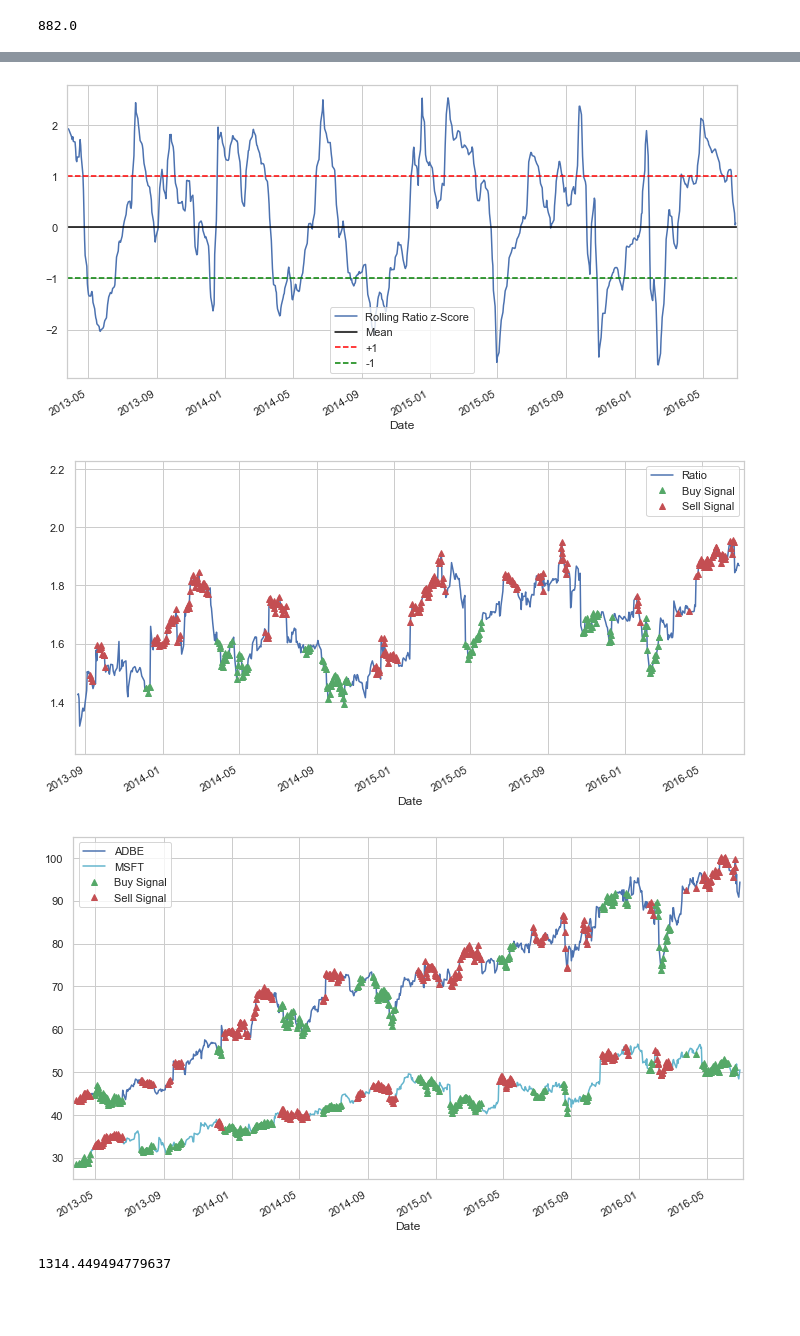
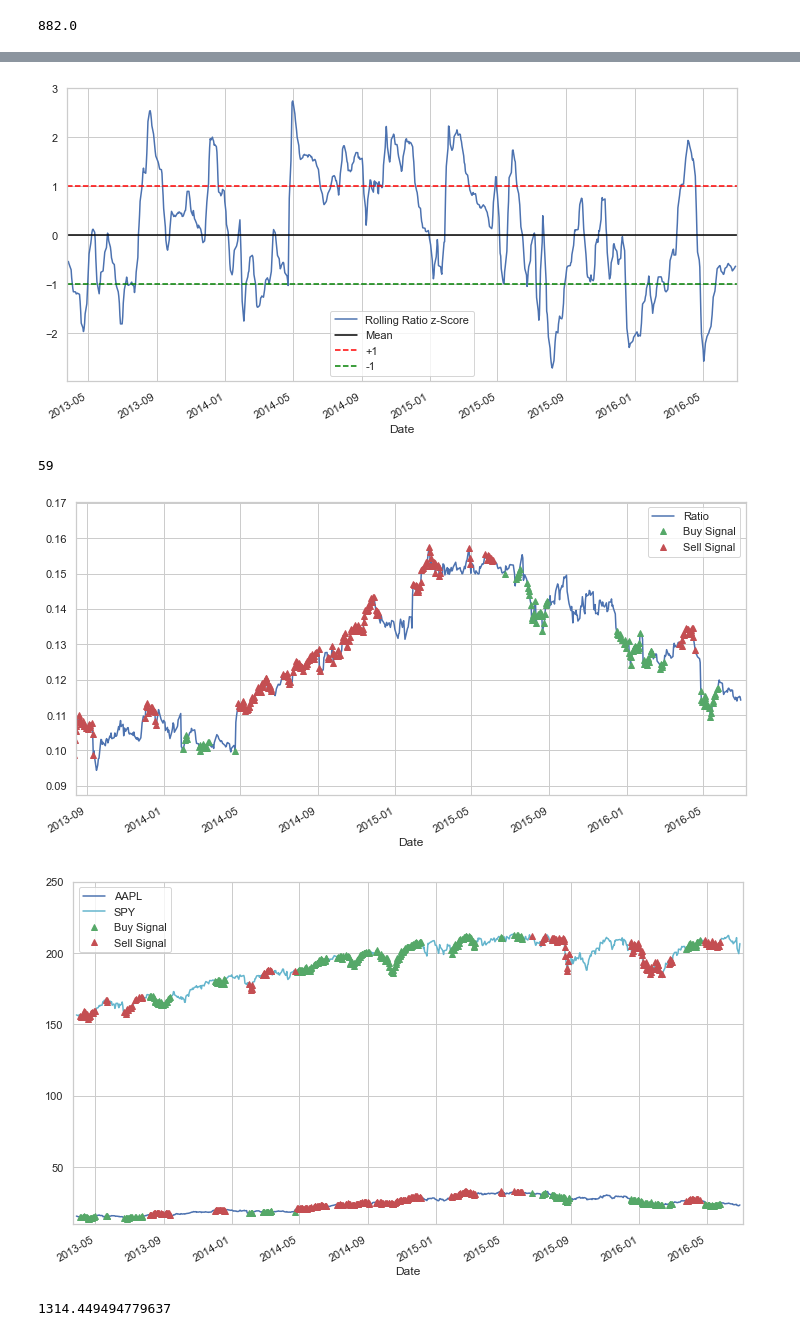
Before and after one commit to HarshitJaiswal1113/Pairs_Trading, a Jupyter notebook: Pairs_Trading.ipynb, the cells around one changed output, grey strips where cells are left out. Drawn from its saved outputs; the diff is of its cells as text; code cells hidden in the pictures; blank space fills up the shorter version.

```diff
--- a/Pairs_Trading.ipynb
+++ b/Pairs_Trading.ipynb
@@ -108,5 +108,5 @@ plt.show()
 # %%
-ratios = df['ADBE'] / df['MSFT']
+ratios = df['AAPL'] / df['SPY']
 print(len(ratios) * .70 )
 # %% [output]
 882.0
@@ -138,51 +138,55 @@ plt.axhline(-1.0, color='green', linestyle='--')
 plt.legend(['Rolling Ratio z-Score', 'Mean', '+1', '-1'])
 plt.show()
 # %% [output]
-[figure, old version]
+[figure, new version]
+# %%
+len(zscore_60_5[zscore_60_5.isna()])
+# %% [output]
+59
 # %%
 plt.figure(figsize=(12,6))
 
-train[160:].plot()
+train[60:].plot()
 buy = train.copy()
 sell = train.copy()
 buy[zscore_60_5>-1] = 0
 sell[zscore_60_5<1] = 0
-buy[160:].plot(color='g', linestyle='None', marker='^')
-sell[160:].plot(color='r', linestyle='None', marker='^')
+buy[60:].plot(color='g', linestyle='None', marker='^')
+sell[60:].plot(color='r', linestyle='None', marker='^')
 x1, x2, y1, y2 = plt.axis()
 plt.axis((x1, x2, ratios.min(), ratios.max()))
 plt.xlim('2013-08-15','2016-07-07')
 plt.legend(['Ratio', 'Buy Signal', 'Sell Signal'])
 plt.show()
 # %% [output]
-[figure, old version]
+[figure, new version]
 # %%
 plt.figure(figsize=(12,7))
-S1 = df['ADBE'].iloc[:881]
-S2 = df['MSFT'].iloc[:881]
+Stock1 = df['AAPL'].iloc[:881]
+Stock2 = df['SPY'].iloc[:881]
 
-S1[60:].plot(color='b')
-S2[60:].plot(color='c')
-buyR = 0*S1.copy()
-sellR = 0*S1.copy()
+Stock1[60:].plot(color='b')
+Stock2[60:].plot(color='c')
+buyR = 0*Stock1.copy()
+sellR = 0*Stock1.copy()
 
-# When you buy the ratio, you buy stock S1 and sell S2
-buyR[buy!=0] = S1[buy!=0]
-sellR[buy!=0] = S2[buy!=0]
+# When you buy the ratio, you buy stock Stock1 and sell Stock2
+buyR[buy!=0] = Stock1[buy!=0]
+sellR[buy!=0] = Stock2[buy!=0]
 
-# When you sell the ratio, you sell stock S1 and buy S2
-buyR[sell!=0] = S2[sell!=0]
-sellR[sell!=0] = S1[sell!=0]
+# When you sell the ratio, you sell stock Stock1 and buy Stock2
+buyR[sell!=0] = Stock2[sell!=0]
+sellR[sell!=0] = Stock1[sell!=0]
 
 buyR[60:].plot(color='g', linestyle='None', marker='^')
 sellR[60:].plot(color='r', linestyle='None', marker='^')
 x1, x2, y1, y2 = plt.axis()
-plt.axis((x1, x2, min(S1.min(), S2.min()), max(S1.max(), S2.max())))
-plt.ylim(25, 105)
+plt.axis((x1, x2, min(Stock1.min(), Stock2.min()), max(Stock1.max(), Stock2.max())))
+plt.ylim(10, 250)
 plt.xlim('2013-03-22', '2016-07-04')
 
-plt.legend(['ADBE', 'MSFT', 'Buy Signal', 'Sell Signal'])
+plt.legend(['AAPL', 'SPY', 'Buy Signal', 'Sell Signal'])
 plt.show()
 # %% [output]
-[figure, old version]
+[figure, new version]
 # %%
```
Also changed, not shown: parts of 12 cells of this notebook.
